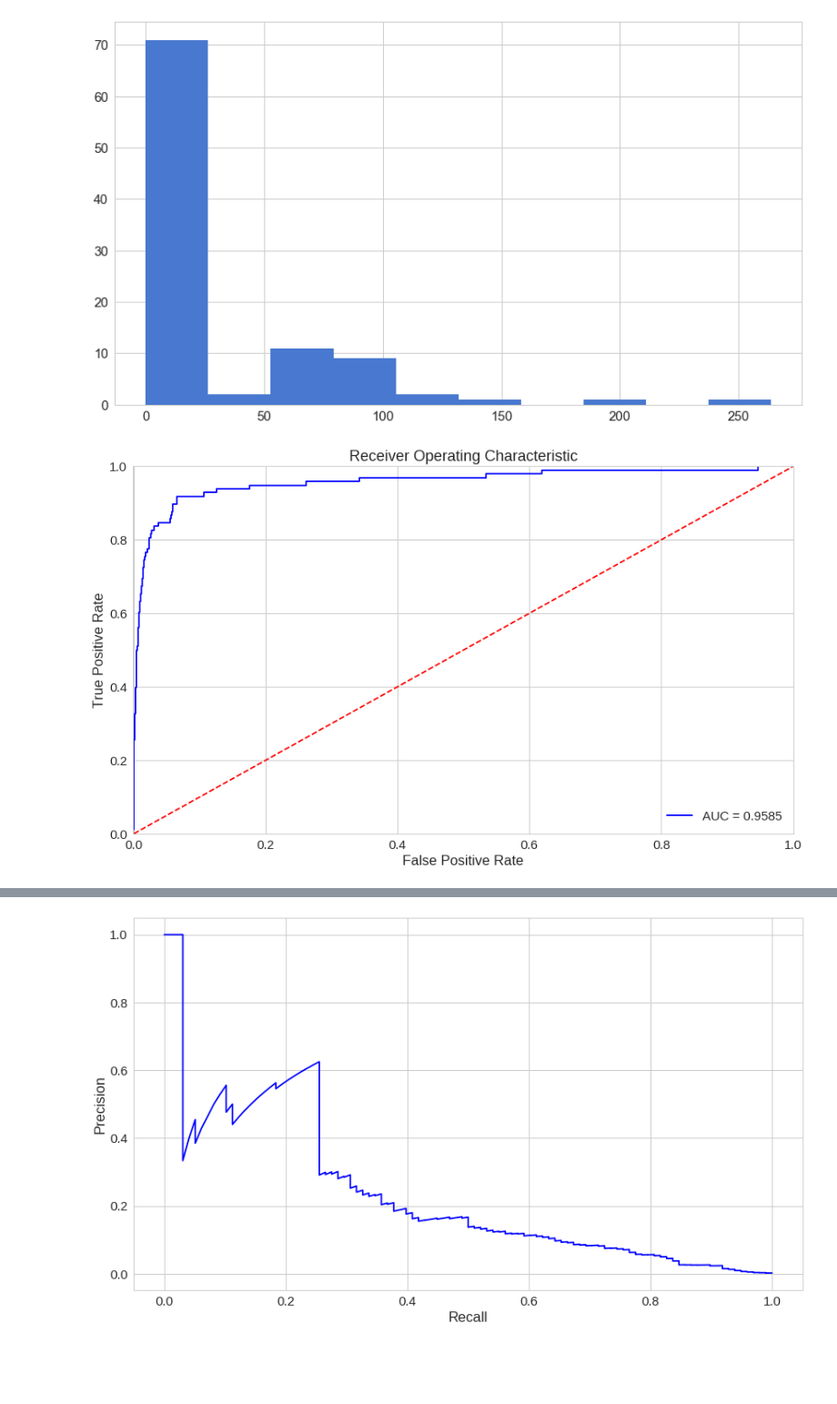
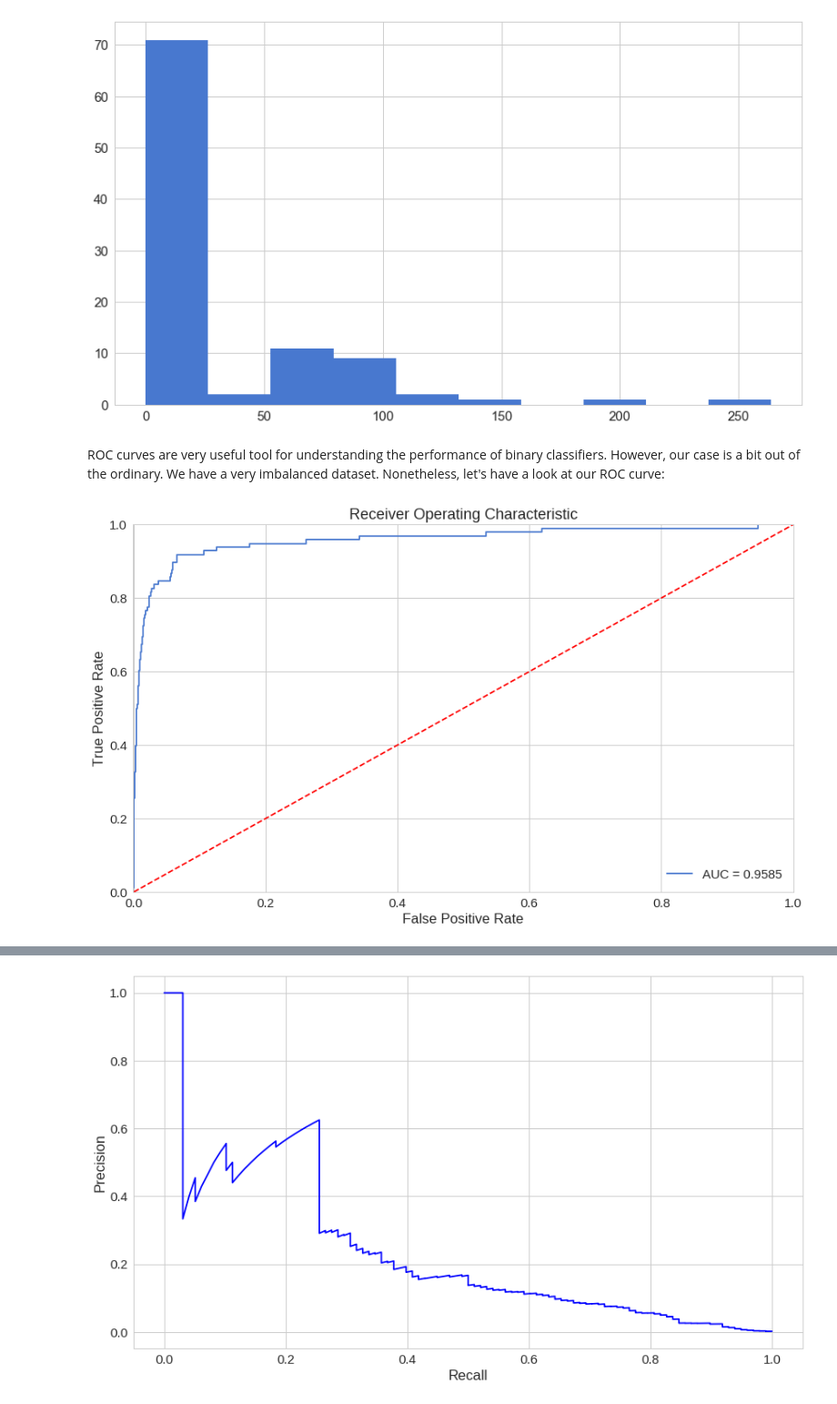
Before and after one commit to curiousily/Credit-Card-Fraud-Detection-using-Autoencoders-in-Keras, a Jupyter notebook: fraud_detection.ipynb, the cells around one changed output, grey strips where cells are left out. Shown: that part at 91% size. Saved outputs shown, nothing was run; the diff lists cells and outputs as text; code cells hidden in the pictures; blank space fills up the shorter version.

```diff
--- a/fraud_detection.ipynb
+++ b/fraud_detection.ipynb
@@ -316,19 +311,21 @@ _ = ax.hist(fraud_error_df.reconstruction_error.values, bins=10)
 from sklearn.metrics import (confusion_matrix, precision_recall_curve, auc,
                              roc_curve, recall_score, classification_report, f1_score,
                              precision_recall_fscore_support)
+# %% [markdown]
+ROC curves are very useful tool for understanding the performance of binary classifiers. However, our case is a bit out of the ordinary. We have a very imbalanced dataset. Nonetheless, let's have a look at our ROC curve:
 # %%
-fpr, tpr, thresholds = roc_curve(res_df.true_class, res_df.reconstruction_error)
-roc_auc = auc(fpr,tpr)
+fpr, tpr, thresholds = roc_curve(error_df.true_class, error_df.reconstruction_error)
+roc_auc = auc(fpr, tpr)
 
 plt.title('Receiver Operating Characteristic')
-plt.plot(fpr, tpr, 'b',label='AUC = %0.4f'% roc_auc)
+plt.plot(fpr, tpr, label='AUC = %0.4f'% roc_auc)
 plt.legend(loc='lower right')
 plt.plot([0,1],[0,1],'r--')
 plt.xlim([-0.001, 1])
 plt.ylim([0, 1.001])
 plt.ylabel('True Positive Rate')
 plt.xlabel('False Positive Rate')
 plt.show();
 # %% [output]
-[figure, old version]
+[figure, new version]
 # %% [markdown]
```
Also changed, not shown: parts of 6 cells of this notebook.
